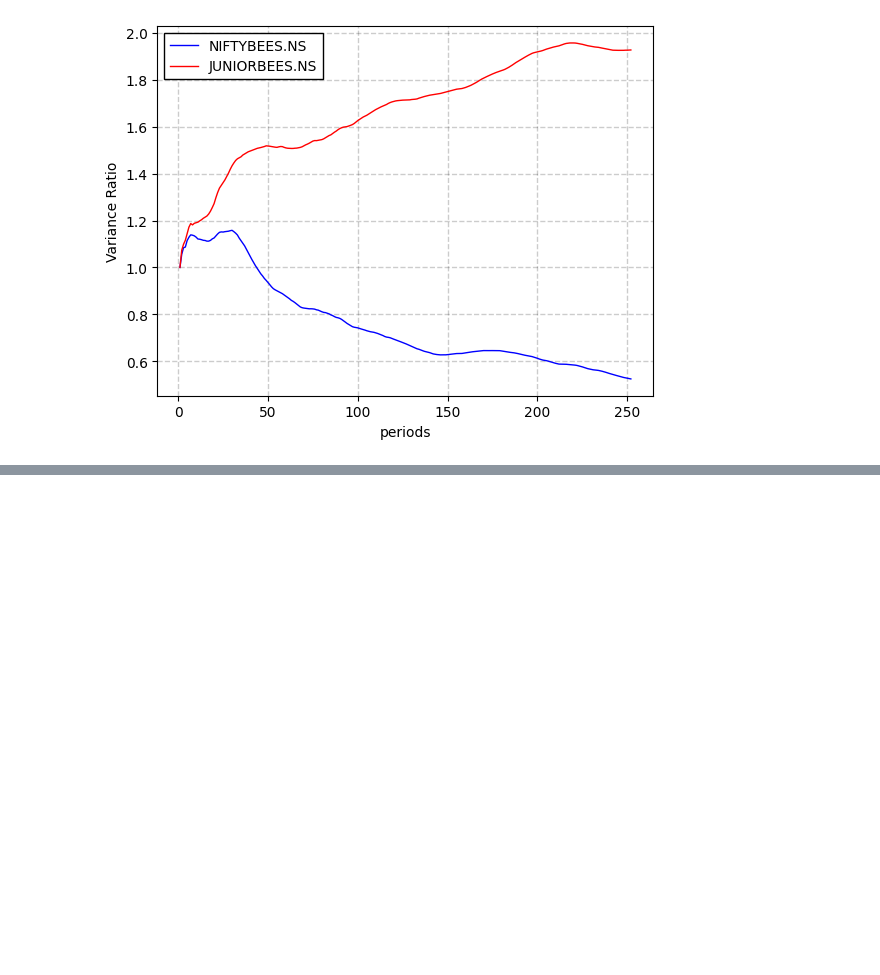
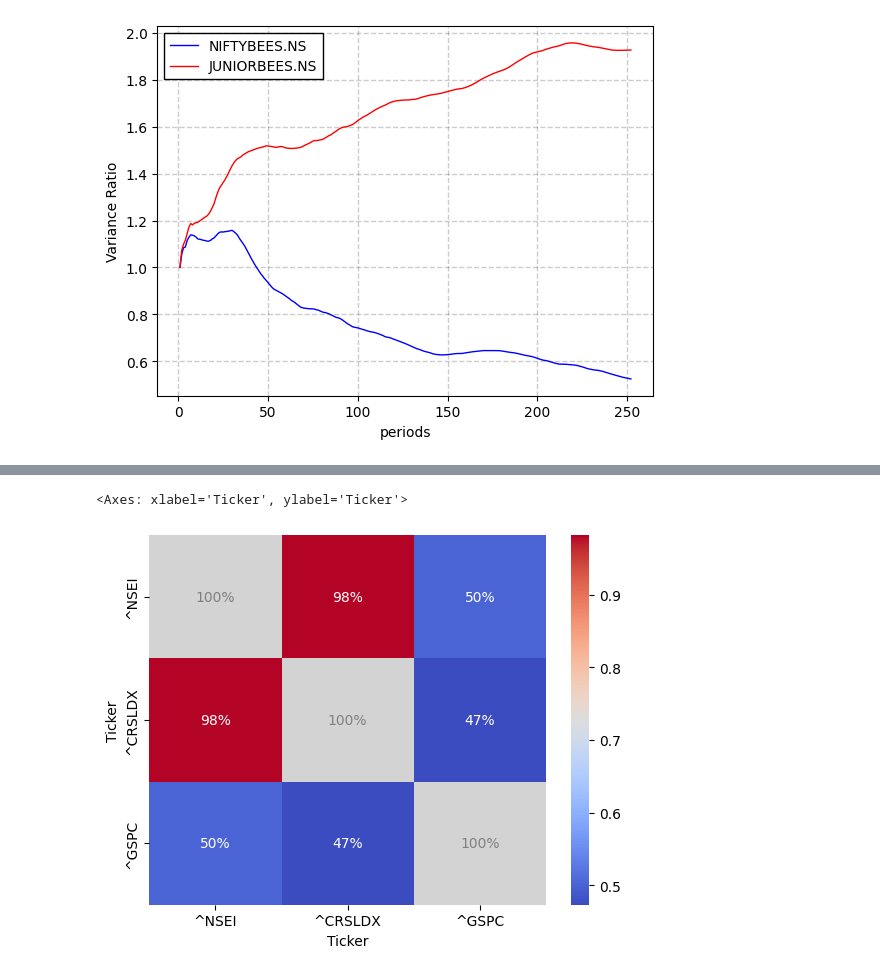
Before and after one commit to nakulrandad/Quant-Finance, a Jupyter notebook: analysis/nifty50.ipynb, the cells around one changed output, grey strips where cells are left out. Saved outputs shown, nothing was run; the diff lists cells and outputs as text; code cells hidden in the pictures; blank space fills up the shorter version.

```diff
--- a/analysis/nifty50.ipynb
+++ b/analysis/nifty50.ipynb
@@ -165,0 +168,8 @@ merged.quant.variance_ratio_test(periods=252).plot(
+# %%
+ret = (
+    pd.DataFrame.quant.ticker(["^NSEI", "^CRSLDX", "^GSPC"])
+    .quant.palign()
+    .quant.to_returns()
+    .quant.agg_returns("W")
+)
+ret.describe()
@@ -165,0 +186,5 @@ merged.quant.variance_ratio_test(periods=252).plot(
+# %%
+qt.plot.corr(ret)
+# %% [output]
+<Axes: xlabel='Ticker', ylabel='Ticker'>
+[figure, added]
```
Also changed, not shown: parts of 6 cells of this notebook, 3 other files.
